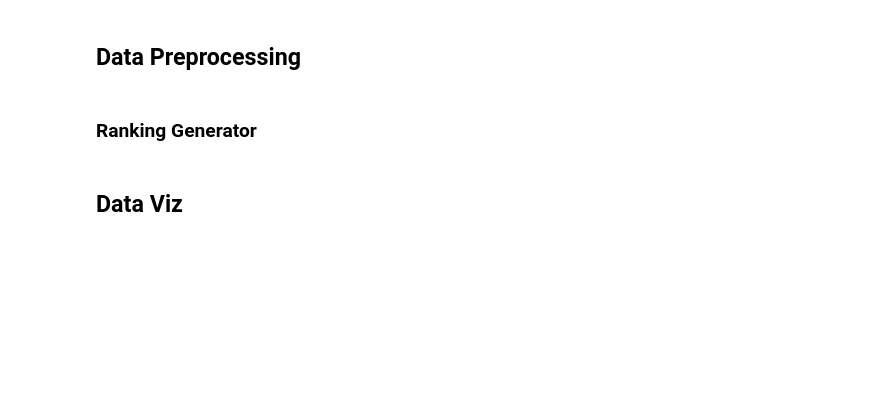
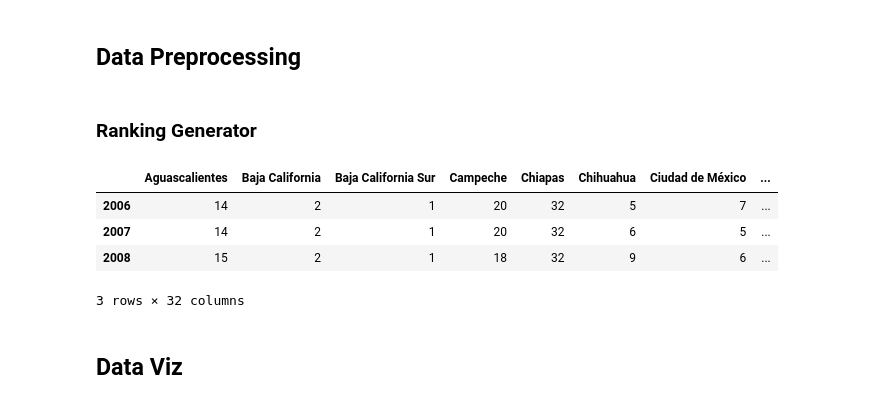
Before and after one commit to ChemmZz/poverty_project_wagon, a Jupyter notebook: notebooks/adrian.ipynb, the cells around one changed output. Saved outputs shown, nothing was run; the diff lists cells and outputs as text; code cells hidden in the pictures; blank space fills up the shorter version.

```diff
--- a/notebooks/adrian.ipynb
+++ b/notebooks/adrian.ipynb
@@ -28,35 +28,46 @@ df.head()
 # %% [markdown]
 ### Ranking Generator
 # %%
-def yearly_rankings(data, start_year=2005, end_year=2023):
+def rankings(data, start_year=2005, end_year=2023, qrtr=False):
     """"THIS FUNCTION RETURNS A DATAFRAME WITH THE YEARLY RANKINGS OF POVERTY BY STATE (% OF PEOPLE IN LABOR POVERTY)
     OVER A SELECTED RANGE OF YEARS (FIRST PLACE HAS HIGHEST RATE, LAST PLACE HAS LOWEST.)"""
     rank_df = None
-    years = [i for i in range(start_year, end_year + 1)]
+    yr_off = 0 if qrtr else 1
     df_start = (start_year - 2005) * 4
-    df_end = (end_year - 2005) * 4
-    if 2023 in years:
+    df_end = (end_year - 2005 + 1) * 4 if qrtr else (end_year - 2005) * 4
+    period = data.iloc[df_start:df_end].index.values if qrtr else [i for i in range(start_year, end_year + 1)]
+    offset = 1 if qrtr else 4
+    start = df_start
+    if (2023 in period) or ("01-2023" in period):
         df_end = 72
-    start = df_start
-    for i in range((df_end - df_start) // 4 + 1):
-        end = start + 4
+    for i in range((df_end - df_start) // offset + yr_off):
+        end = start + offset
         batch = data.iloc[start:end,:].mean().sort_values()
         rank_series = pd.Series([i + 1 for i in range(len(batch))], index=batch.index).sort_index()
         if rank_df is None:
             rank_df = pd.DataFrame(rank_series).T
         else:
             rank_df.loc[i] = rank_series.to_dict().values()
-        start += 4
+        start += offset
         if end >= 72:
             break
-    if 2023 in years:
-        batch_2023 = data.iloc[df_end,:].sort_values(ascending=False)
+    if 2023 in period or "01-2023" in period:
+        batch_2023 = data.iloc[df_end,:].sort_values()
         rank_2023 = pd.Series([i + 1 for i in range(len(batch_2023))], index=batch_2023.index).sort_index()
         rank_df.loc[len(rank_df)] = rank_2023.to_dict().values()
-    rank_df.index = years
+    #print(rank_df.head())
+    rank_df.index = period
+
     return rank_df
 
 
 #To transpose the returned table: yearly_rankings(...).T
+rankings(df, 2006, 2008, qrtr=False)
+# %% [output]
+|  | Aguascalientes | Baja California | Baja California Sur | Campeche | Chiapas | Chihuahua | Ciudad de México | ... |
+| 2006 | 14 | 2 | 1 | 20 | 32 | 5 | 7 | ... |
+| 2007 | 14 | 2 | 1 | 20 | 32 | 6 | 5 | ... |
+| 2008 | 15 | 2 | 1 | 18 | 32 | 9 | 6 | ... |
+3 rows × 32 columns
 # %% [markdown]
 ## Data Viz
```
Also changed, not shown: parts of 11 cells of this notebook.
